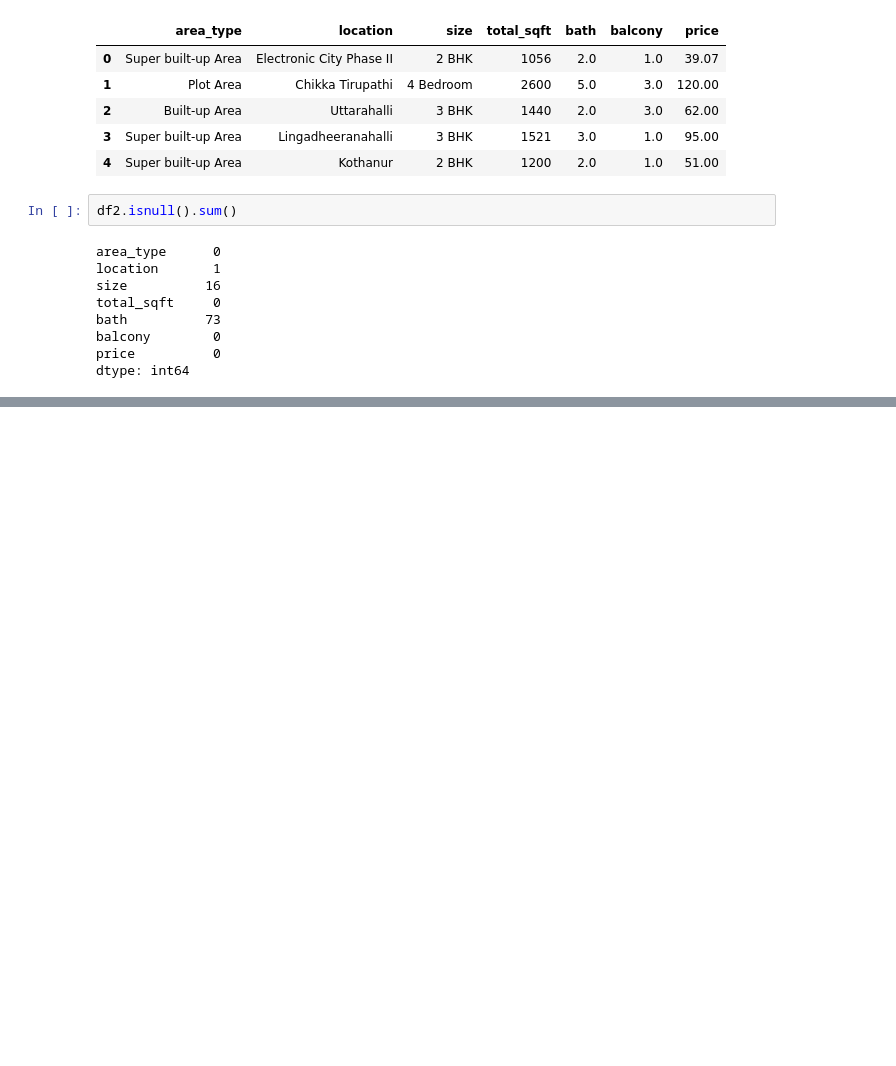
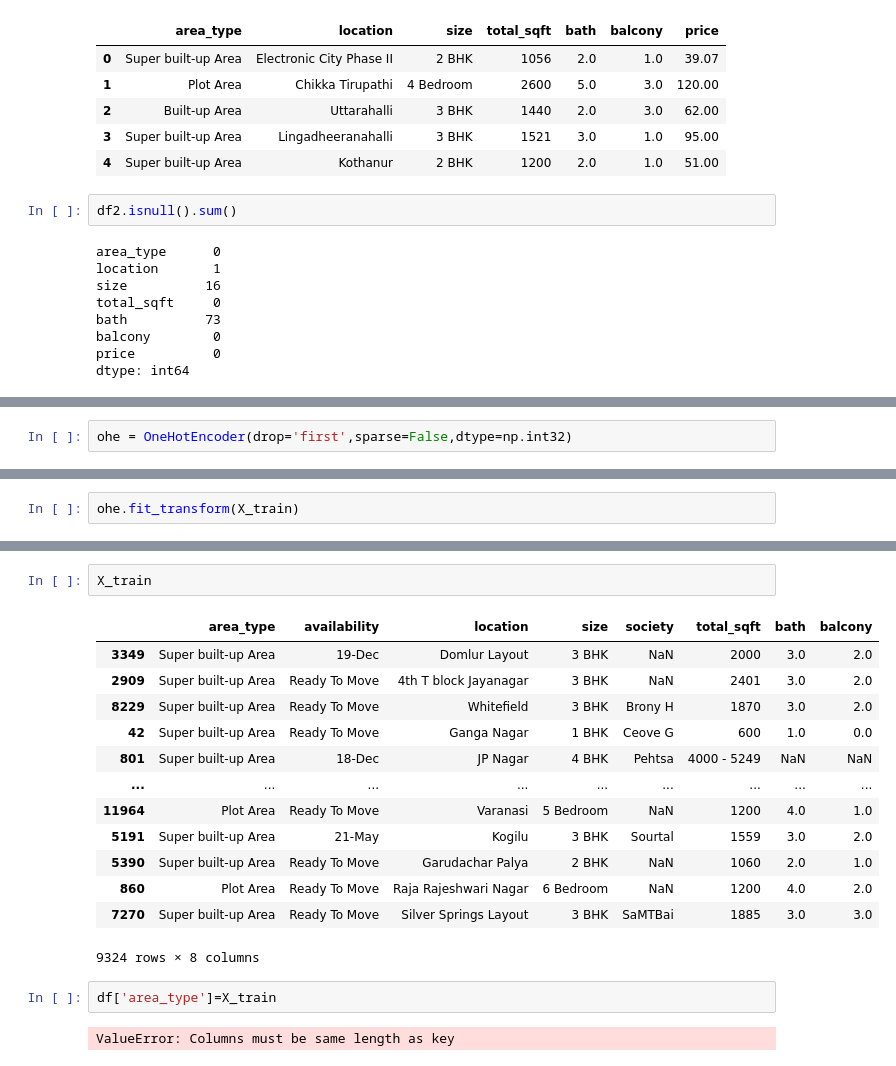
Before and after one commit to ankittrajj/ML2-4, a Jupyter notebook: Encodingpart2 + analysis.ipynb, the cells around one changed output, grey strips where cells are left out. Drawn from its saved outputs; the diff is of its cells as text; blank space fills up the shorter version.

```diff
--- a/Encodingpart2 + analysis.ipynb
+++ b/Encodingpart2 + analysis.ipynb
@@ -265,0 +415,2 @@ dtype: int64
+# %%
+ohe = OneHotEncoder(drop='first',sparse=False,dtype=np.int32)
@@ -265,0 +421,2 @@ dtype: int64
+# %%
+ohe.fit_transform(X_train)
@@ -265,0 +447,20 @@ dtype: int64
+# %%
+X_train
+# %% [output]
+|  | area_type | availability | location | size | society | total_sqft | bath | balcony |
+| 3349 | Super built-up Area | 19-Dec | Domlur Layout | 3 BHK | NaN | 2000 | 3.0 | 2.0 |
+| 2909 | Super built-up Area | Ready To Move | 4th T block Jayanagar | 3 BHK | NaN | 2401 | 3.0 | 2.0 |
+| 8229 | Super built-up Area | Ready To Move | Whitefield | 3 BHK | Brony H | 1870 | 3.0 | 2.0 |
+| 42 | Super built-up Area | Ready To Move | Ganga Nagar | 1 BHK | Ceove G | 600 | 1.0 | 0.0 |
+| 801 | Super built-up Area | 18-Dec | JP Nagar | 4 BHK | Pehtsa | 4000 - 5249 | NaN | NaN |
+| ... | ... | ... | ... | ... | ... | ... | ... | ... |
+| 11964 | Plot Area | Ready To Move | Varanasi | 5 Bedroom | NaN | 1200 | 4.0 | 1.0 |
+| 5191 | Super built-up Area | 21-May | Kogilu | 3 BHK | Sourtal | 1559 | 3.0 | 2.0 |
+| 5390 | Super built-up Area | Ready To Move | Garudachar Palya | 2 BHK | NaN | 1060 | 2.0 | 1.0 |
+| 860 | Plot Area | Ready To Move | Raja Rajeshwari Nagar | 6 Bedroom | NaN | 1200 | 4.0 | 2.0 |
+| 7270 | Super built-up Area | Ready To Move | Silver Springs Layout | 3 BHK | SaMTBai | 1885 | 3.0 | 3.0 |
+9324 rows × 8 columns
+# %%
+df['area_type']=X_train
+# %% [output]
+ValueError: Columns must be same length as key
```
Also changed, not shown: parts of 33 cells of this notebook.
